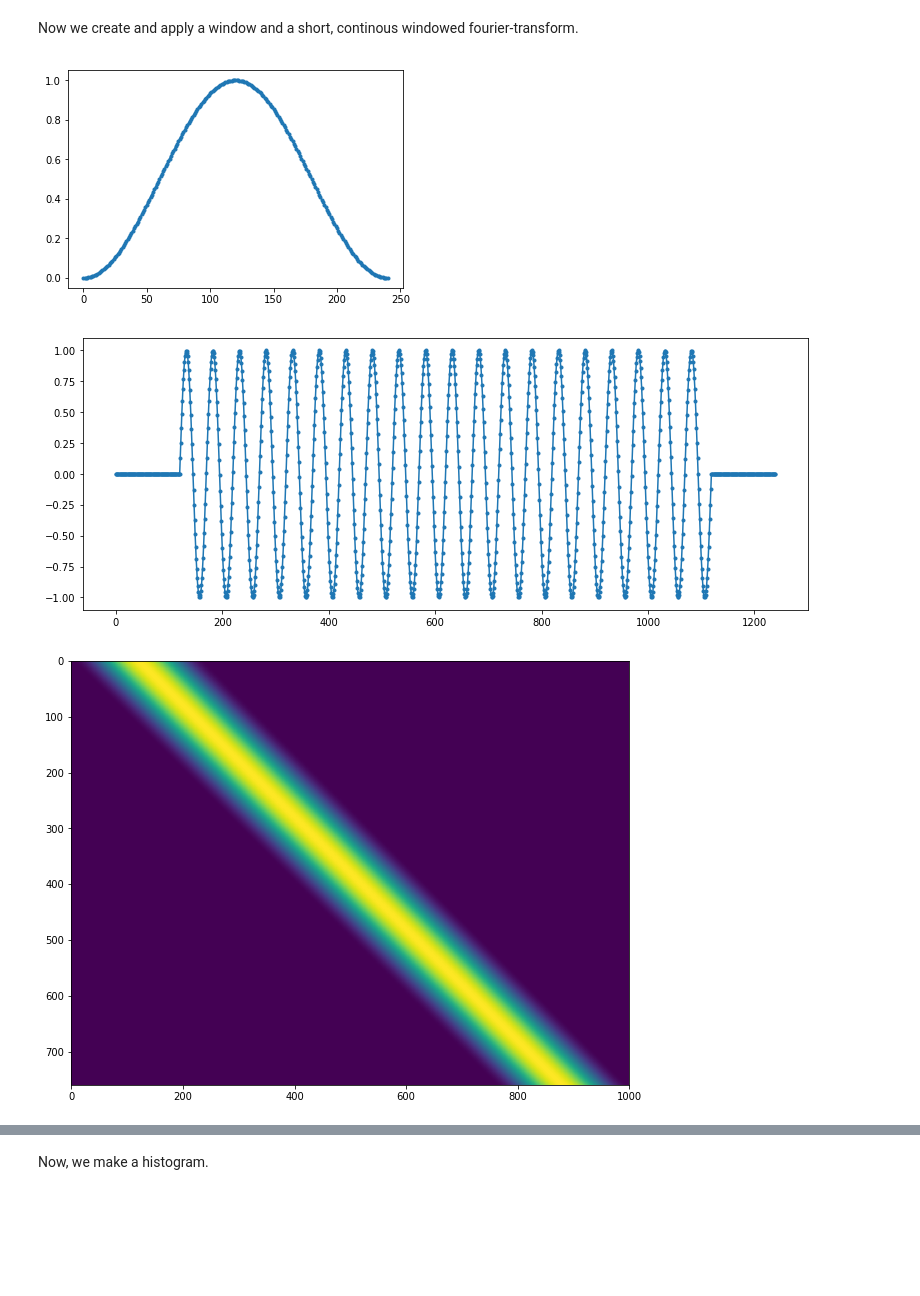
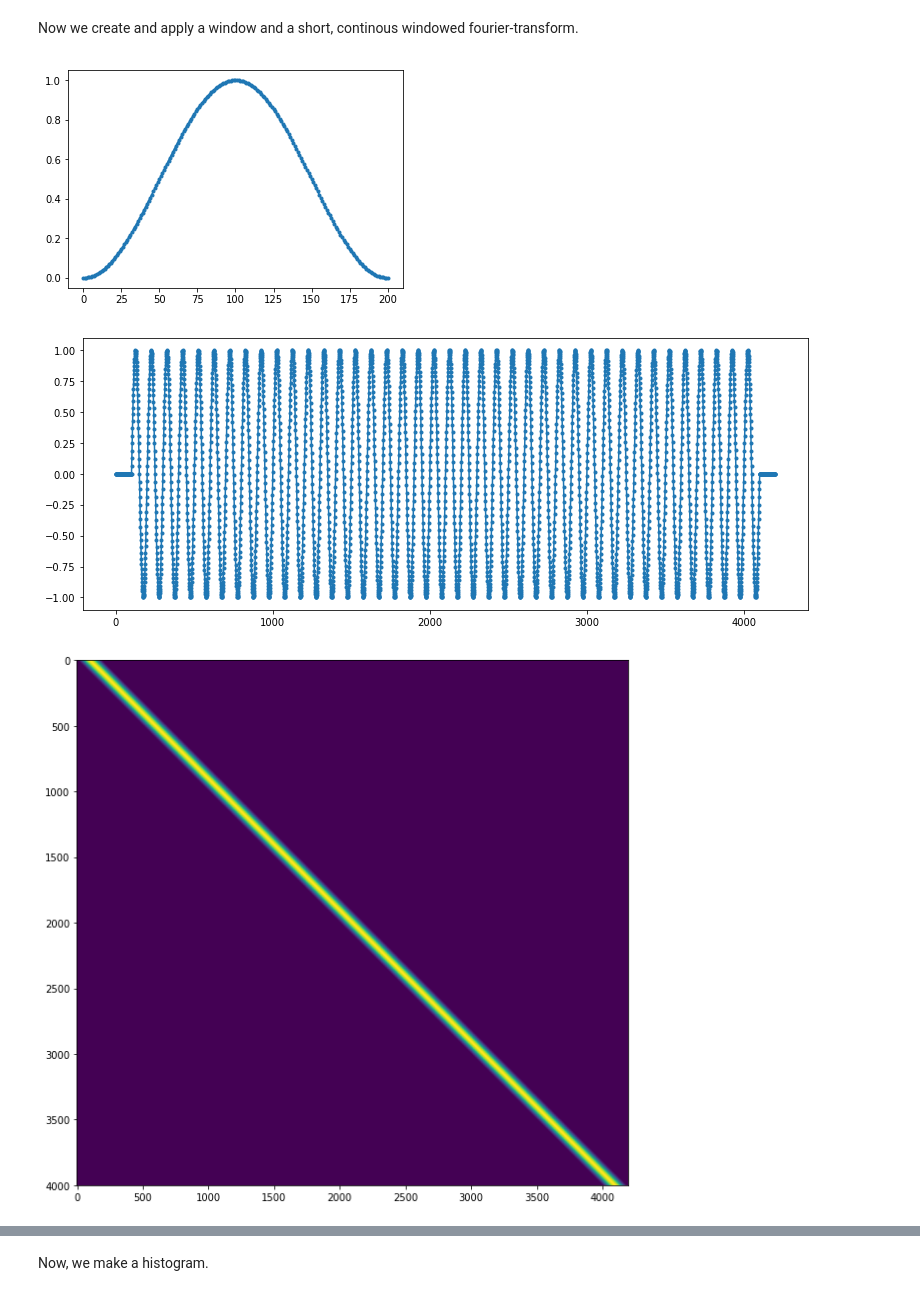
Before and after one commit to martonvavrik/fusion_research, a Jupyter notebook: waves.ipynb, the cells around one changed output, grey strips where cells are left out. Saved outputs shown, nothing was run; the diff lists cells and outputs as text; code cells hidden in the pictures; blank space fills up the shorter version.

```diff
--- a/waves.ipynb
+++ b/waves.ipynb
@@ -15,12 +15,14 @@ from IPython.display import display
 <br> randamp - amplitude of noise (random noise)
 <br> <br> First, we create our signal and noise. In deafult: a sine wave, and a white noise.
 # %%
-f=20
-frangemax=40
-samples=1000
+f=10
+frangemax=100
+samples=4000
+s_rate=1000
+t=samples/s_rate
 randamp=0
 
-x = np.linspace(0.0, 1, samples)
+x = np.linspace(0.0, t, samples)
 s_det = np.sin(f*2*np.pi*x)
 s_noise = (np.random.rand(samples)-0.5)*randamp
 s=(s_det+s_noise)/(0.5*randamp+1)
@@ -183,28 +185,28 @@ plt.show()
 # %% [markdown]
 Now we create and apply a window and a short, continous windowed fourier-transform.
 # %%
-hann_r = 120
+hann_r = 100
 hann_base = np.hanning(2*hann_r+1)
 
 plt.plot(hann_base,".-")
 plt.show()
 
 z_padded_s = np.linspace (0, 0, samples+2*hann_r)
 z_0=z_padded_s
 z_padded_s[hann_r:-hann_r] = s
 
 plt.figure(figsize=(13,5))
 plt.plot(z_padded_s,".-")
 plt.show()
 
-win = np.zeros((samples-hann_r-hann_r, samples))
-for i in range(samples-hann_r-hann_r):
+win = np.zeros((samples, samples+hann_r+hann_r))
+for i in range(samples):
     win [i][i:i+hann_r+hann_r+1]=hann_base
 
 plt.figure(figsize=(10,10))
 plt.imshow(win)
 plt.show()
 # %% [output]
-[figure, old version]
+[figure, new version]
-[figure, old version]
+[figure, new version]
-[figure, old version]
+[figure, new version]
```
Also changed, not shown: parts of 10 cells of this notebook.
